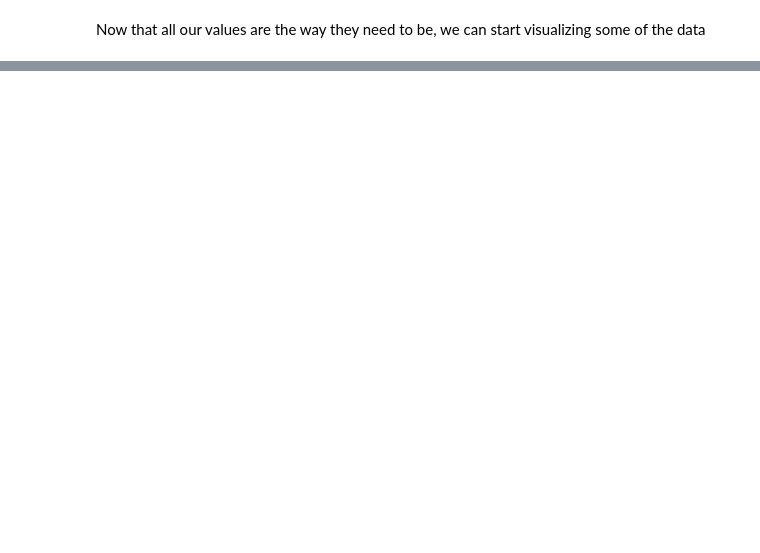
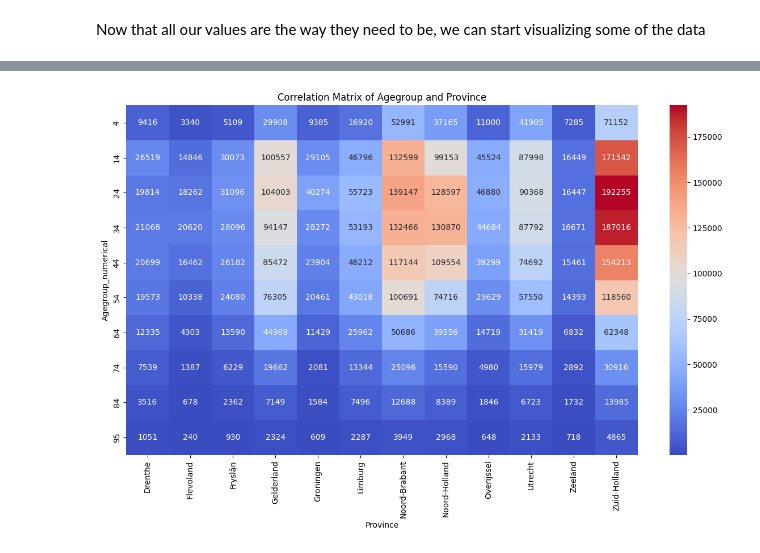
Before and after one commit to CamielAdriaens/CovidPrediction, a Jupyter notebook: covidprediction version 2.ipynb, the cells around one changed output, grey strips where cells are left out. Drawn from its saved outputs; the diff is of its cells as text; code cells hidden in the pictures; blank space fills up the shorter version.

```diff
--- a/covidprediction version 2.ipynb
+++ b/covidprediction version 2.ipynb
@@ -728,3 +774,18 @@ Passing `palette` without assigning `hue` is deprecated and will be removed in v
+# %%
+# create a pivot table
+infections_df['Amount_of_infections_df'] = 1
+infections_df['Amount_of_infections_df'] = infections_df['Amount_of_infections_df'].astype(int)
+infections_df['Agegroup_numerical'] = infections_df['Agegroup_numerical'].astype(int)
+infections_df
+pivot_table_agegroup_province = infections_df.pivot_table(index='Agegroup_numerical', columns='Province', values='Amount_of_infections_df', aggfunc='sum')
+pivot_table_agegroup_province
+# now make the correlation heatmap
+plt.figure(figsize=(12, 8))
+sns.heatmap(pivot_table_agegroup_province, annot=True, cmap='coolwarm', fmt='.0f')
+plt.title('Correlation Matrix of Agegroup and Province')
+plt.tight_layout()
+# %% [output]
+[figure, added]
 # %%
 import pandas as pd
 import folium
```
Also changed, not shown: parts of 122 cells of this notebook, 1 other file.
